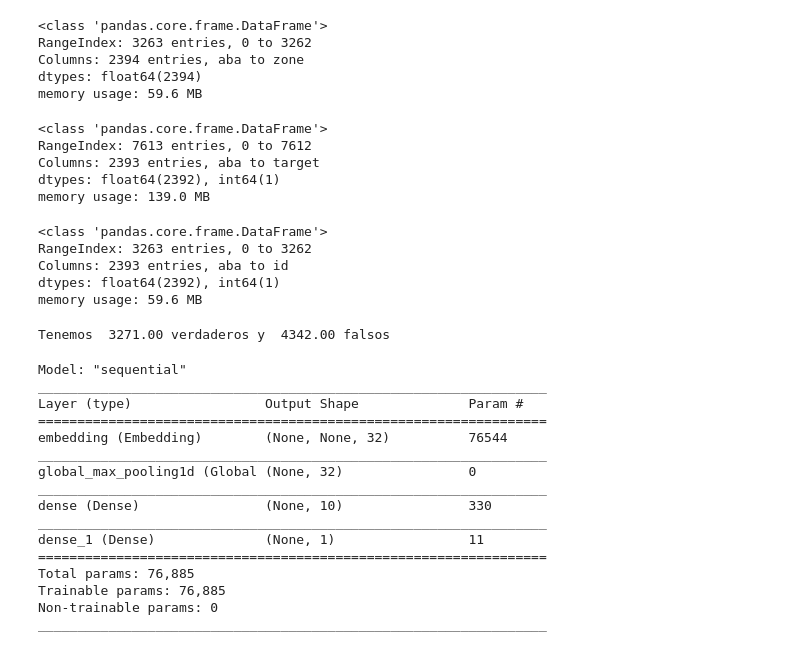
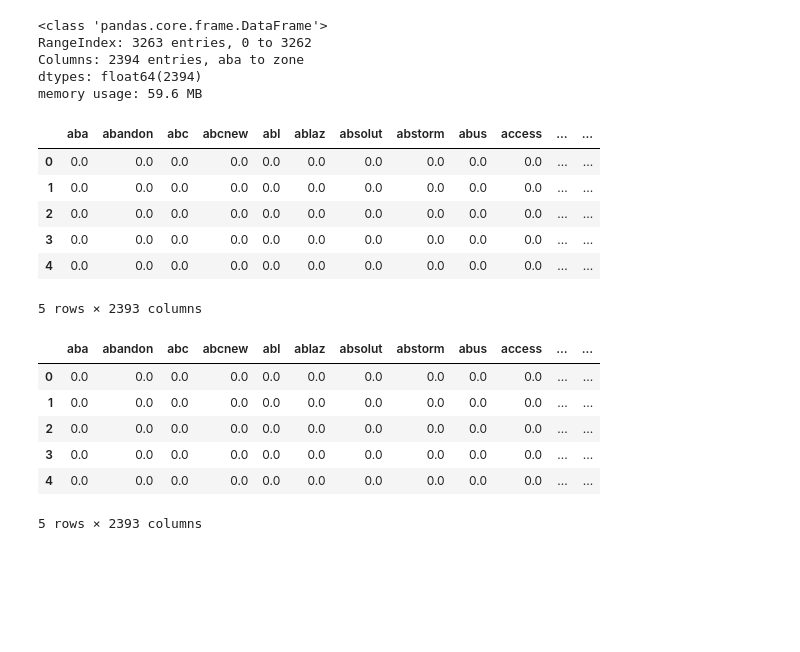
Before and after one commit to andi-carretero/TP2_Datos, a Jupyter notebook: Tf_idf.ipynb, the cells around one changed output. Cells and saved outputs as stored; diff of their text form; code cells hidden in the pictures; blank space fills up the shorter version.

```diff
--- a/Tf_idf.ipynb
+++ b/Tf_idf.ipynb
@@ -256,24 +270,22 @@ for i in test_limpio.columns:
 new_train = new_train.drop(columns = ['id','location','keyword','text'])
 new_test = new_test.drop(columns=['location','keyword','text'])
 # %%
-new_train.info()
+new_train.head()
 # %% [output]
+|  | aba | abandon | abc | abcnew | abl | ablaz | absolut | abstorm | abus | access | ... | ... |
+| 0 | 0.0 | 0.0 | 0.0 | 0.0 | 0.0 | 0.0 | 0.0 | 0.0 | 0.0 | 0.0 | ... | ... |
+| 1 | 0.0 | 0.0 | 0.0 | 0.0 | 0.0 | 0.0 | 0.0 | 0.0 | 0.0 | 0.0 | ... | ... |
+| 2 | 0.0 | 0.0 | 0.0 | 0.0 | 0.0 | 0.0 | 0.0 | 0.0 | 0.0 | 0.0 | ... | ... |
+| 3 | 0.0 | 0.0 | 0.0 | 0.0 | 0.0 | 0.0 | 0.0 | 0.0 | 0.0 | 0.0 | ... | ... |
+| 4 | 0.0 | 0.0 | 0.0 | 0.0 | 0.0 | 0.0 | 0.0 | 0.0 | 0.0 | 0.0 | ... | ... |
-<class 'pandas.core.frame.DataFrame'>
-RangeIndex: 7613 entries, 0 to 7612
-Columns: 2393 entries, aba to target
-dtypes: float64(2392), int64(1)
-memory usage: 139.0 MB
+5 rows × 2393 columns
 # %%
-new_test.info()
+new_test.head()
 # %% [output]
+|  | aba | abandon | abc | abcnew | abl | ablaz | absolut | abstorm | abus | access | ... | ... |
+| 0 | 0.0 | 0.0 | 0.0 | 0.0 | 0.0 | 0.0 | 0.0 | 0.0 | 0.0 | 0.0 | ... | ... |
+| 1 | 0.0 | 0.0 | 0.0 | 0.0 | 0.0 | 0.0 | 0.0 | 0.0 | 0.0 | 0.0 | ... | ... |
+| 2 | 0.0 | 0.0 | 0.0 | 0.0 | 0.0 | 0.0 | 0.0 | 0.0 | 0.0 | 0.0 | ... | ... |
+| 3 | 0.0 | 0.0 | 0.0 | 0.0 | 0.0 | 0.0 | 0.0 | 0.0 | 0.0 | 0.0 | ... | ... |
+| 4 | 0.0 | 0.0 | 0.0 | 0.0 | 0.0 | 0.0 | 0.0 | 0.0 | 0.0 | 0.0 | ... | ... |
-<class 'pandas.core.frame.DataFrame'>
-RangeIndex: 3263 entries, 0 to 3262
-Columns: 2393 entries, aba to id
-dtypes: float64(2392), int64(1)
-memory usage: 59.6 MB
+5 rows × 2393 columns
-# %%
-train_limpio_true = new_train.loc[train_limpio["target"] == 1]
-train_limpio_false = new_train.loc[train_limpio["target"] == 0]
-print("Tenemos {cant_verdaderos: .2f} verdaderos y {cant_falsos: .2f} falsos".format(cant_verdaderos=len(train_limpio_true), cant_falsos=len(train_limpio_false)))
-# %% [output]
-Tenemos  3271.00 verdaderos y  4342.00 falsos
@@ -288,28 +291,0 @@ Y_val = val['target']
-# %%
-model1 = Sequential()
-model1.add(layers.Embedding(2392,32))
-model1.add(layers.GlobalMaxPool1D())
-model1.add(layers.Dense(10, activation='relu'))
-model1.add(layers.Dense(1, activation='sigmoid'))
-
-model1.compile(optimizer='adam',
-              loss='binary_crossentropy',
-              metrics=['acc'])
-model1.summary()
-# %% [output]
-Model: "sequential"
-_________________________________________________________________
-Layer (type)                 Output Shape              Param #
-=================================================================
-embedding (Embedding)        (None, None, 32)          76544
-_________________________________________________________________
-global_max_pooling1d (Global (None, 32)                0
-_________________________________________________________________
-dense (Dense)                (None, 10)                330
-_________________________________________________________________
-dense_1 (Dense)              (None, 1)                 11
-=================================================================
-Total params: 76,885
-Trainable params: 76,885
-Non-trainable params: 0
-_________________________________________________________________
```
Also changed, not shown: parts of 31 cells of this notebook, 1 other file.
